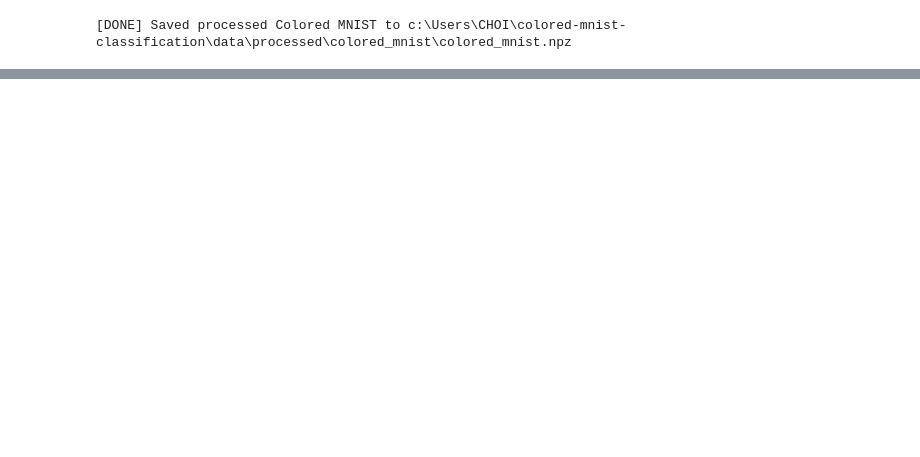
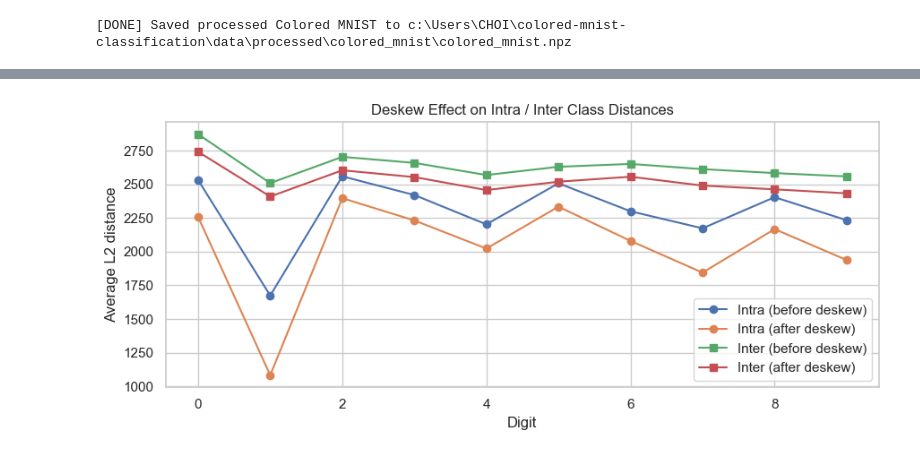
Before and after one commit to ML-SSU-2025/colored-mnist-classification, a Jupyter notebook: notebooks/01_preprocessing_colored_mnist.ipynb, the cells around one changed output, grey strips where cells are left out. Saved outputs shown, nothing was run; the diff lists cells and outputs as text; code cells hidden in the pictures; blank space fills up the shorter version.

```diff
--- a/notebooks/01_preprocessing_colored_mnist.ipynb
+++ b/notebooks/01_preprocessing_colored_mnist.ipynb
@@ -1290,0 +1363,66 @@ print(f"[DONE] Saved processed Colored MNIST to {OUT_NPZ}")
+# %%
+# ------------------------------------------------------------
+# [Cell 17] Deskew Effect on Intra / Inter Class Distances (KNN)
+#   - For each digit, compute:
+#       * mean intra-class distance (same digit)
+#       * mean inter-class distance (vs other digits)
+#   - Compare before vs after deskew
+# ------------------------------------------------------------
+
+from tqdm import tqdm  # 진행바 (없으면 pip로 설치하거나 for문만 써도 됨)
+
+digits = np.arange(10)
+
+intra_raw,  intra_desk  = [], []
+inter_raw,  inter_desk  = [], []
+
+# 계산량 줄이기 위해 digit별로 최대 150개씩만 사용
+MAX_PER_DIGIT = 150
+
+for d in tqdm(digits):
+    idx_d      = np.where(y_sample == d)[0][:MAX_PER_DIGIT]
+    idx_other  = np.where(y_sample != d)[0][:MAX_PER_DIGIT]
+
+    Xr_d      = X_raw_sample[idx_d]
+    Xr_other  = X_raw_sample[idx_other]
+    Xd_d      = X_desk_sample[idx_d]
+    Xd_other  = X_desk_sample[idx_other]
+
+    # 같은 digit (intra)
+    if len(Xr_d) > 1:
+        d_intra_raw  = []
+        d_intra_desk = []
+        for i in range(len(Xr_d)-1):
+            for j in range(i+1, len(Xr_d)):
+                d_intra_raw.append( np.linalg.norm(Xr_d[i] - Xr_d[j]) )
+                d_intra_desk.append(np.linalg.norm(Xd_d[i] - Xd_d[j]))
+        intra_raw.append( np.mean(d_intra_raw) )
+        intra_desk.append(np.mean(d_intra_desk))
+    else:
+        intra_raw.append(np.nan)
+        intra_desk.append(np.nan)
+
+    # 다른 digit (inter)
+    d_inter_raw  = []
+    d_inter_desk = []
+    for i in range(len(Xr_d)):
+        for j in range(len(Xr_other)):
+            d_inter_raw.append( np.linalg.norm(Xr_d[i] - Xr_other[j]) )
+            d_inter_desk.append(np.linalg.norm(Xd_d[i] - Xd_other[j]) )
+    inter_raw.append( np.mean(d_inter_raw) )
+    inter_desk.append(np.mean(d_inter_desk))
+
+# Plot
+plt.figure(figsize=(9,4))
+plt.plot(digits, intra_raw,  marker="o", label="Intra (before deskew)")
+plt.plot(digits, intra_desk, marker="o", label="Intra (after deskew)")
+plt.plot(digits, inter_raw,  marker="s", label="Inter (before deskew)")
+plt.plot(digits, inter_desk, marker="s", label="Inter (after deskew)")
+plt.xlabel("Digit")
+plt.ylabel("Average L2 distance")
+plt.title("Deskew Effect on Intra / Inter Class Distances")
+plt.legend()
+plt.tight_layout()
+plt.show()
+# %% [output]
+[figure, added]
```
Also changed, not shown: parts of 8 cells of this notebook.
